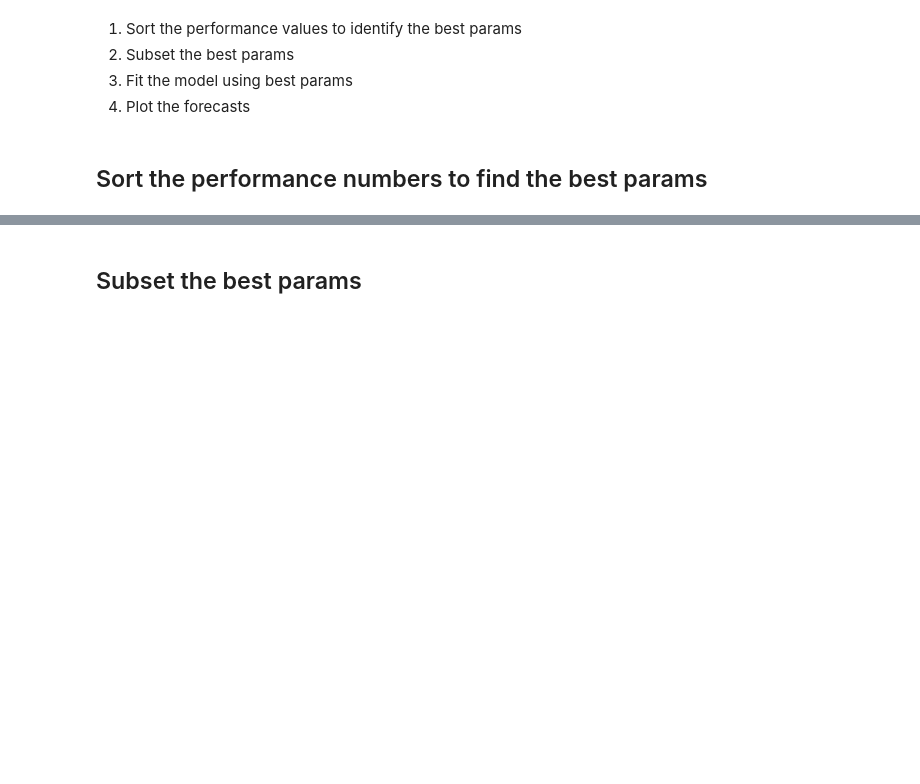
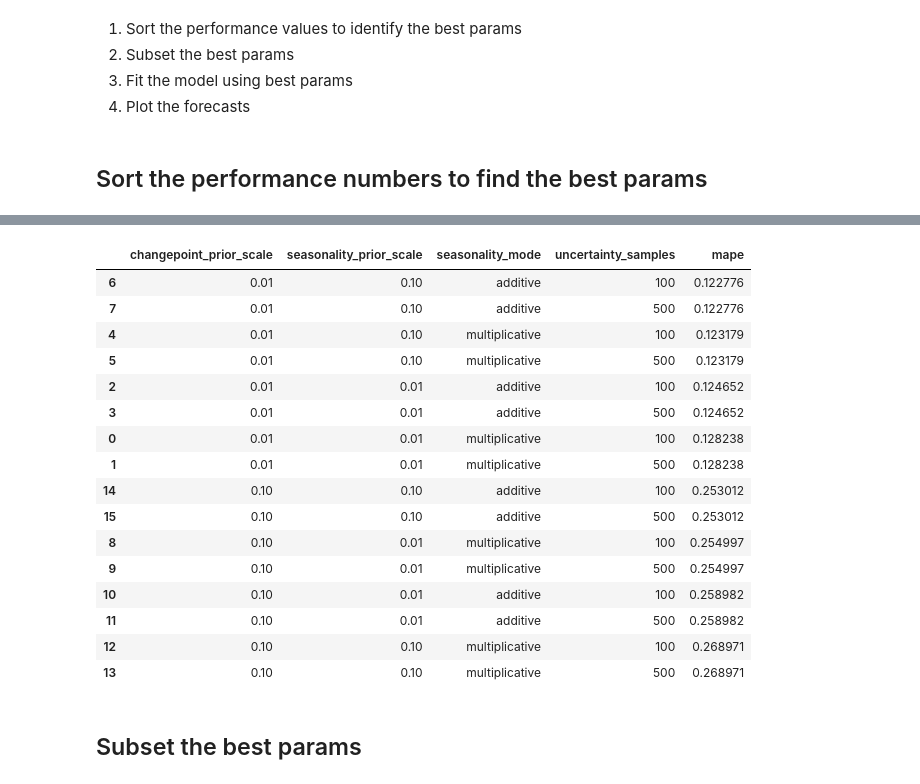
Before and after one commit to binomy/aifm, a Jupyter notebook: MachineLearning/labs/fbprophet.ipynb, the cells around one changed output, grey strips where cells are left out. Drawn from its saved outputs; the diff is of its cells as text; code cells hidden in the pictures; blank space fills up the shorter version.

```diff
--- a/MachineLearning/labs/fbprophet.ipynb
+++ b/MachineLearning/labs/fbprophet.ipynb
@@ -190,7 +203,7 @@ full_train_data, test_data = train_test_split(train_data, test_size=0.05, random
 # %% [markdown]
 ## Split the data into full train and test
 # %%
-train, vldt = train_test_split(full_train_data, test_size=0.2, random_state=42, shuffle=False)
-print(train.shape)
-print(vldt.shape)
+train, val_data = train_test_split(full_train_data, test_size=0.2, random_state=42, shuffle=False)
+print(f'Train shape: {train.shape}')
+print(f'Val Shape: {val_data.shape}')
 # %% [output]
@@ -273,2 +403,22 @@ INFO:fbprophet:n_changepoints greater than number of observations. Using 8.
+# %%
+tuning_results.sort_values('mape')
+# %% [output]
+|  | changepoint_prior_scale | seasonality_prior_scale | seasonality_mode | uncertainty_samples | mape |
+| 6 | 0.01 | 0.10 | additive | 100 | 0.122776 |
+| 7 | 0.01 | 0.10 | additive | 500 | 0.122776 |
+| 4 | 0.01 | 0.10 | multiplicative | 100 | 0.123179 |
+| 5 | 0.01 | 0.10 | multiplicative | 500 | 0.123179 |
+| 2 | 0.01 | 0.01 | additive | 100 | 0.124652 |
+| 3 | 0.01 | 0.01 | additive | 500 | 0.124652 |
+| 0 | 0.01 | 0.01 | multiplicative | 100 | 0.128238 |
+| 1 | 0.01 | 0.01 | multiplicative | 500 | 0.128238 |
+| 14 | 0.10 | 0.10 | additive | 100 | 0.253012 |
+| 15 | 0.10 | 0.10 | additive | 500 | 0.253012 |
+| 8 | 0.10 | 0.01 | multiplicative | 100 | 0.254997 |
+| 9 | 0.10 | 0.01 | multiplicative | 500 | 0.254997 |
+| 10 | 0.10 | 0.01 | additive | 100 | 0.258982 |
+| 11 | 0.10 | 0.01 | additive | 500 | 0.258982 |
+| 12 | 0.10 | 0.10 | multiplicative | 100 | 0.268971 |
+| 13 | 0.10 | 0.10 | multiplicative | 500 | 0.268971 |
 # %% [markdown]
 ## Subset the best params
```
Also changed, not shown: parts of 21 cells of this notebook, 17 other files.
